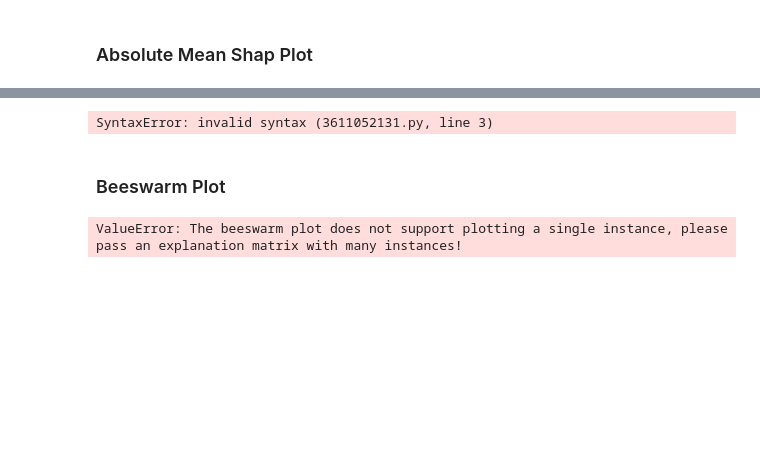
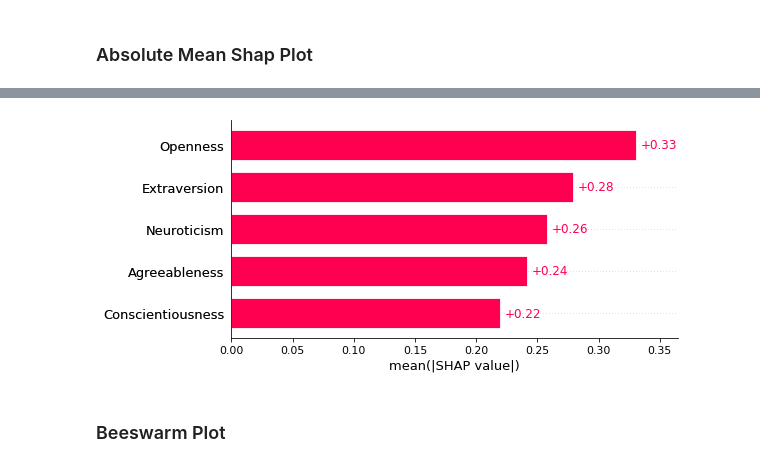
Before and after one commit to Abedeen25/Multiclass-classifiation-and-explainability, a Jupyter notebook: Shap_BPT.ipynb, the cells around one changed output, grey strips where cells are left out. Saved outputs shown, nothing was run; the diff lists cells and outputs as text; code cells hidden in the pictures; blank space fills up the shorter version.

```diff
--- a/Shap_BPT.ipynb
+++ b/Shap_BPT.ipynb
@@ -246,12 +282,7 @@ shap.plots.force(shap_values[:200,:,3])
 # %%
-# Shows which feature are more important
-
-shap.plots.bar(shap_values(:,:,0))
+# # abr chart
+# shap.plots.bar(shap_values)
 # %% [output]
-SyntaxError: invalid syntax (3611052131.py, line 3)
+[figure, added]
 # %% [markdown]
 ### Beeswarm Plot
-# %%
-shap.plots.beeswarm(shap_values[0,:,0])
-# %% [output]
-ValueError: The beeswarm plot does not support plotting a single instance, please pass an explanation matrix with many instances!
```
Also changed, not shown: parts of 23 cells of this notebook.
